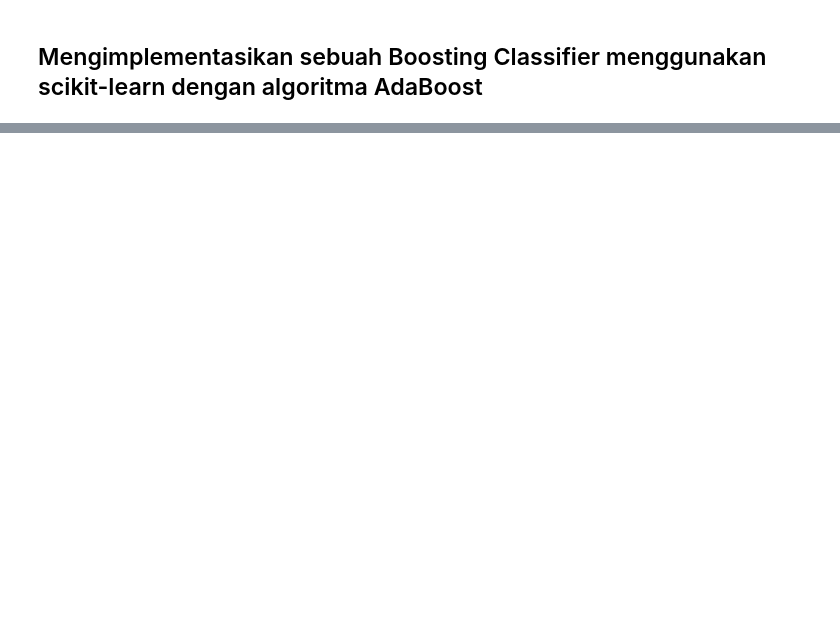
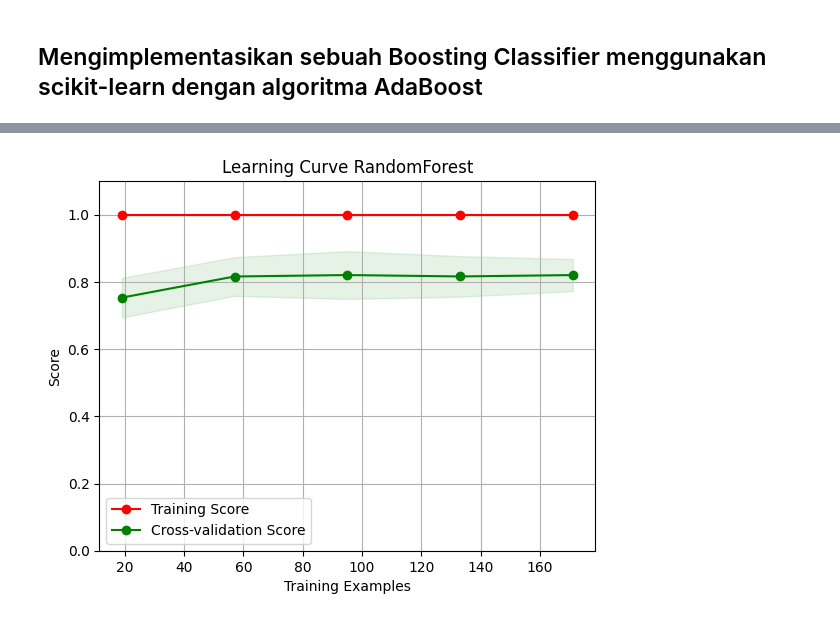
Before and after one commit to erikawkr/Final-Project3-Python-, a Jupyter notebook: PYTN_KampusMerdeka_fp3_Erika Taniya Devi Winckler.ipynb, the cells around one changed output, grey strips where cells are left out. Cells and saved outputs as stored; diff of their text form; code cells hidden in the pictures; blank space fills up the shorter version.

```diff
--- a/PYTN_KampusMerdeka_fp3_Erika Taniya Devi Winckler.ipynb
+++ b/PYTN_KampusMerdeka_fp3_Erika Taniya Devi Winckler.ipynb
@@ -643,0 +760,37 @@ Boosting Classifier Success Rate : 86.67%
+# %%
+from sklearn.model_selection import learning_curve
+import numpy as np
+
+# Buat fungsi untuk membuat kurva pembelajaran
+def plot_learning_curve(estimator, X, y, train_sizes, cv, title):
+    train_sizes, train_scores, test_scores = learning_curve(estimator, X, y, train_sizes=train_sizes, cv=cv)
+
+    # Hitung rata-rata dan standar deviasi dari skor
+    train_scores_mean = np.mean(train_scores, axis=1)
+    train_scores_std = np.std(train_scores, axis=1)
+    test_scores_mean = np.mean(test_scores, axis=1)
+    test_scores_std = np.std(test_scores, axis=1)
+
+    # Plot kurva pembelajaran
+    plt.figure()
+    plt.ylim(0.0, 1.1)
+    plt.title("Learning Curve" + " "+ title)
+    plt.xlabel("Training Examples")
+    plt.ylabel("Score")
+    plt.grid()
+
+    plt.fill_between(train_sizes, train_scores_mean - train_scores_std, train_scores_mean + train_scores_std, alpha=0.1, color="r")
+    plt.fill_between(train_sizes, test_scores_mean - test_scores_std, test_scores_mean + test_scores_std, alpha=0.1, color="g")
+
+    plt.plot(train_sizes, train_scores_mean, 'o-', color="r", label="Training Score")
+    plt.plot(train_sizes, test_scores_mean, 'o-', color="g", label="Cross-validation Score")
+
+    plt.legend(loc="best")
+    return plt
+# %%
+plot_learning_curve(rfc, x_train, y_train, train_sizes=[0.1, 0.3, 0.5, 0.7, 0.9], cv=5, title='RandomForest')
+
+# Menampilkan kurva pembelajaran
+plt.show()
+# %% [output]
+[figure, added]
```
Also changed, not shown: parts of 16 cells of this notebook, 45 other files.
